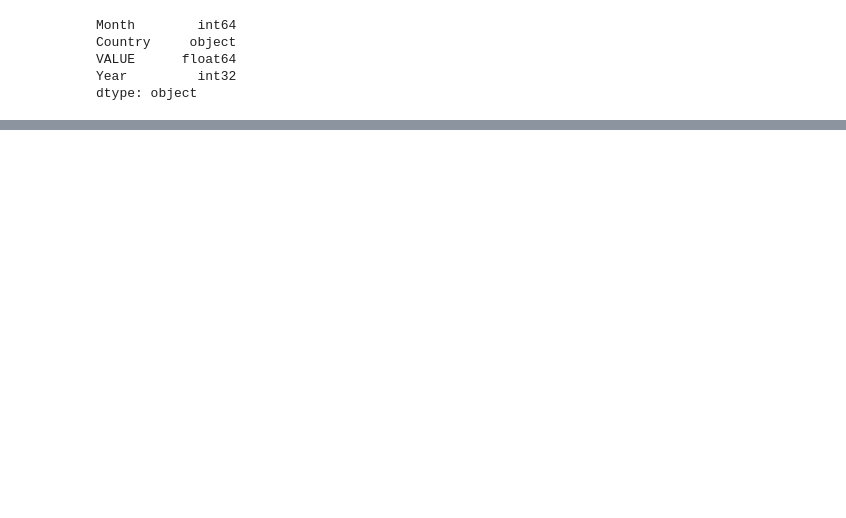
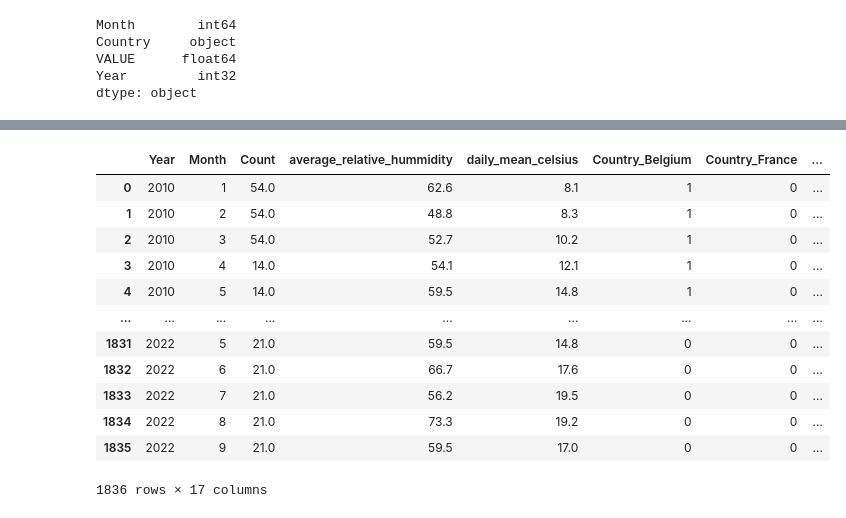
Before and after one commit to Amogh4u/ML_Ireland_tourism_prediction, a Jupyter notebook: project_code_with_correlation.ipynb, the cells around one changed output, grey strips where cells are left out. Drawn from its saved outputs; the diff is of its cells as text; code cells hidden in the pictures; blank space fills up the shorter version.

```diff
--- a/project_code_with_correlation.ipynb
+++ b/project_code_with_correlation.ipynb
@@ -503,0 +486,4 @@ df_full
+# %%
+tourist_data = df_tourist_full
+tourist_data.drop('VALUE', inplace=True, axis=1)
+tourist_data
@@ -503,0 +514,17 @@ df_full
+# %%
+tourist_data = pd.get_dummies(tourist_data)
+tourist_data
+# %% [output]
+|  | Year | Month | Count | average_relative_hummidity | daily_mean_celsius | Country_Belgium | Country_France | ... |
+| 0 | 2010 | 1 | 54.0 | 62.6 | 8.1 | 1 | 0 | ... |
+| 1 | 2010 | 2 | 54.0 | 48.8 | 8.3 | 1 | 0 | ... |
+| 2 | 2010 | 3 | 54.0 | 52.7 | 10.2 | 1 | 0 | ... |
+| 3 | 2010 | 4 | 14.0 | 54.1 | 12.1 | 1 | 0 | ... |
+| 4 | 2010 | 5 | 14.0 | 59.5 | 14.8 | 1 | 0 | ... |
+| ... | ... | ... | ... | ... | ... | ... | ... | ... |
+| 1831 | 2022 | 5 | 21.0 | 59.5 | 14.8 | 0 | 0 | ... |
+| 1832 | 2022 | 6 | 21.0 | 66.7 | 17.6 | 0 | 0 | ... |
+| 1833 | 2022 | 7 | 21.0 | 56.2 | 19.5 | 0 | 0 | ... |
+| 1834 | 2022 | 8 | 21.0 | 73.3 | 19.2 | 0 | 0 | ... |
+| 1835 | 2022 | 9 | 21.0 | 59.5 | 17.0 | 0 | 0 | ... |
+1836 rows × 17 columns
```
Also changed, not shown: parts of 47 cells of this notebook, 3 other files.
